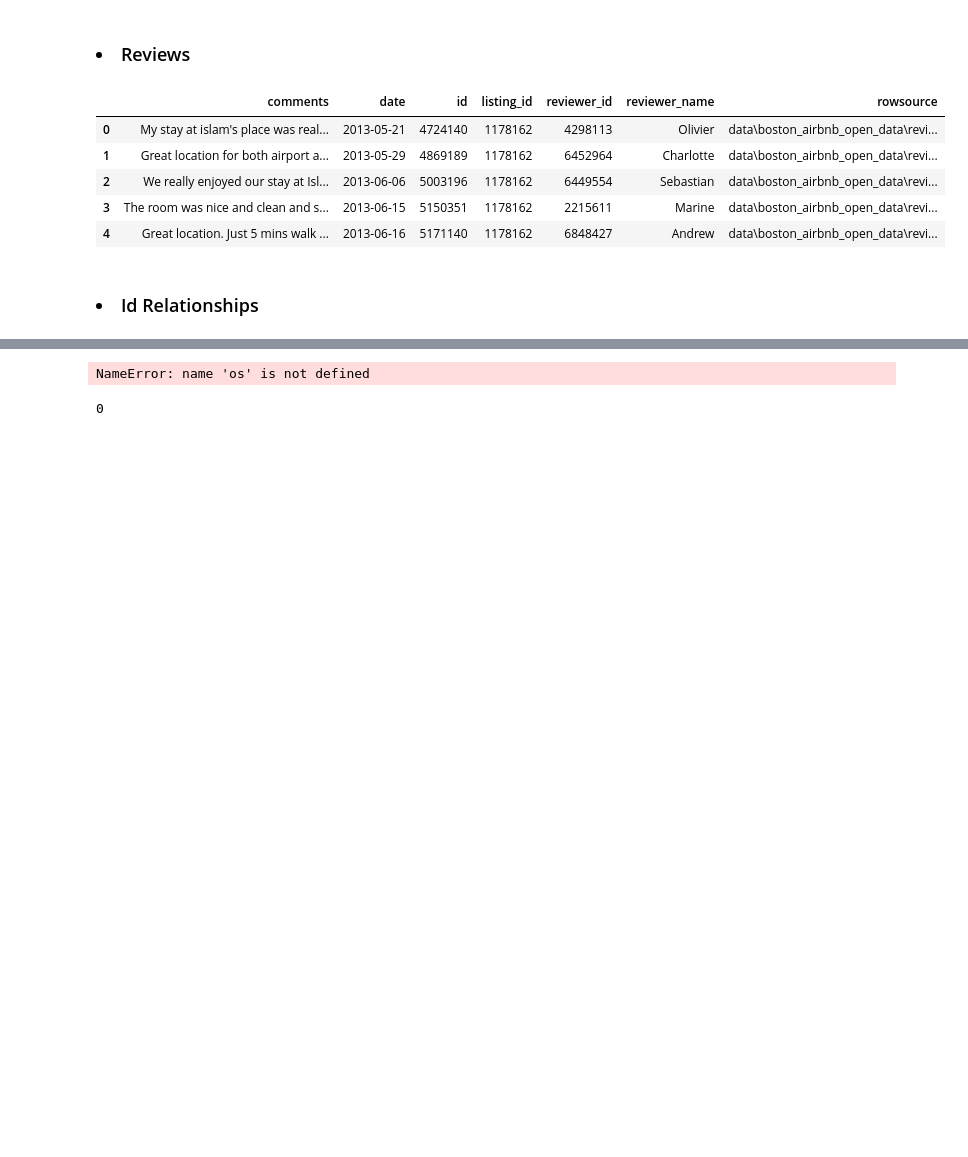
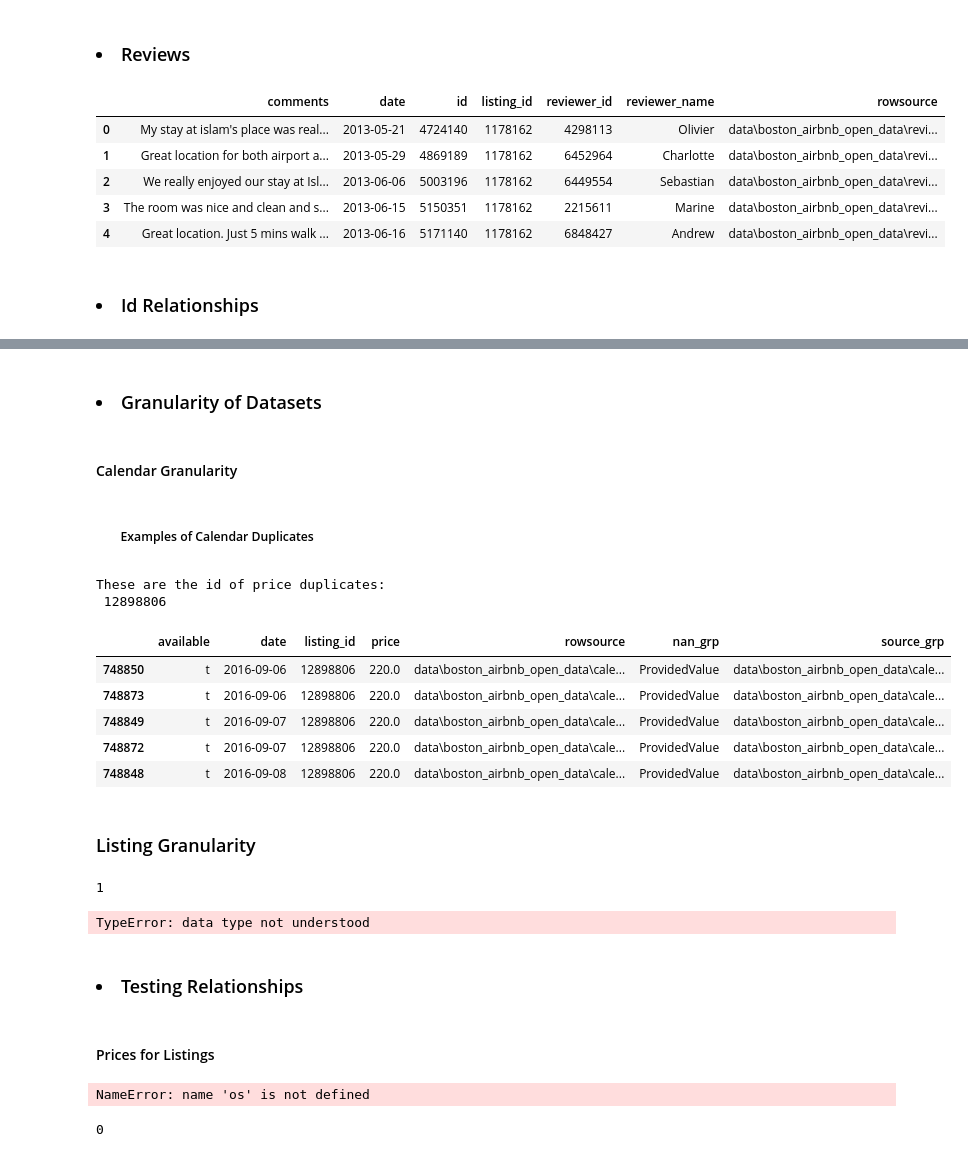
Before and after one commit to samlexrod/airbnb_ml, a Jupyter notebook: Airbnb_Analysis.ipynb, the cells around one changed output, grey strips where cells are left out. Saved outputs shown, nothing was run; the diff lists cells and outputs as text; code cells hidden in the pictures; blank space fills up the shorter version.

Commit message:
Update Airbnb_Analysis.ipynb
Investigating granularity

```diff
--- a/Airbnb_Analysis.ipynb
+++ b/Airbnb_Analysis.ipynb
@@ -347,0 +356,4 @@ listings.filter(regex='id').select_dtypes(exclude=object).astype(int).head()
+# %% [markdown]
+### <li> Granularity of Datasets
+# %% [markdown]
+#### Calendar Granularity
@@ -347,0 +363,32 @@ listings.filter(regex='id').select_dtypes(exclude=object).astype(int).head()
+# %% [markdown]
+##### <ol> Examples of Calendar Duplicates
+# %%
+calendar_price_dups = duplicates.reset_index().listing_id.unique()[0]
+print(f"These are the id of price duplicates: \n {listing_dups}")
+# %% [output]
+These are the id of price duplicates:
+ 12898806
+# %%
+filter_cond = (calendar.listing_id == 12898806)
+calendar.loc[filter_cond, :].sort_values(['date', 'listing_id']).head()
+# %% [output]
+|  | available | date | listing_id | price | rowsource | nan_grp | source_grp |
+| 748850 | t | 2016-09-06 | 12898806 | 220.0 | data\boston_airbnb_open_data\cale... | ProvidedValue | data\boston_airbnb_open_data\cale... |
+| 748873 | t | 2016-09-06 | 12898806 | 220.0 | data\boston_airbnb_open_data\cale... | ProvidedValue | data\boston_airbnb_open_data\cale... |
+| 748849 | t | 2016-09-07 | 12898806 | 220.0 | data\boston_airbnb_open_data\cale... | ProvidedValue | data\boston_airbnb_open_data\cale... |
+| 748872 | t | 2016-09-07 | 12898806 | 220.0 | data\boston_airbnb_open_data\cale... | ProvidedValue | data\boston_airbnb_open_data\cale... |
+| 748848 | t | 2016-09-08 | 12898806 | 220.0 | data\boston_airbnb_open_data\cale... | ProvidedValue | data\boston_airbnb_open_data\cale... |
+# %% [markdown]
+### Listing Granularity
+# %%
+listings.groupby(['id']).size().max()
+# %% [output]
+1
+# %%
+listings.select_dtypes(exclude=np.datetime_as_string)
+# %% [output]
+TypeError: data type not understood
+# %% [markdown]
+### <li> Testing Relationships
+# %% [markdown]
+#### Prices for Listings
```
Also changed, not shown: parts of 11 cells of this notebook.
